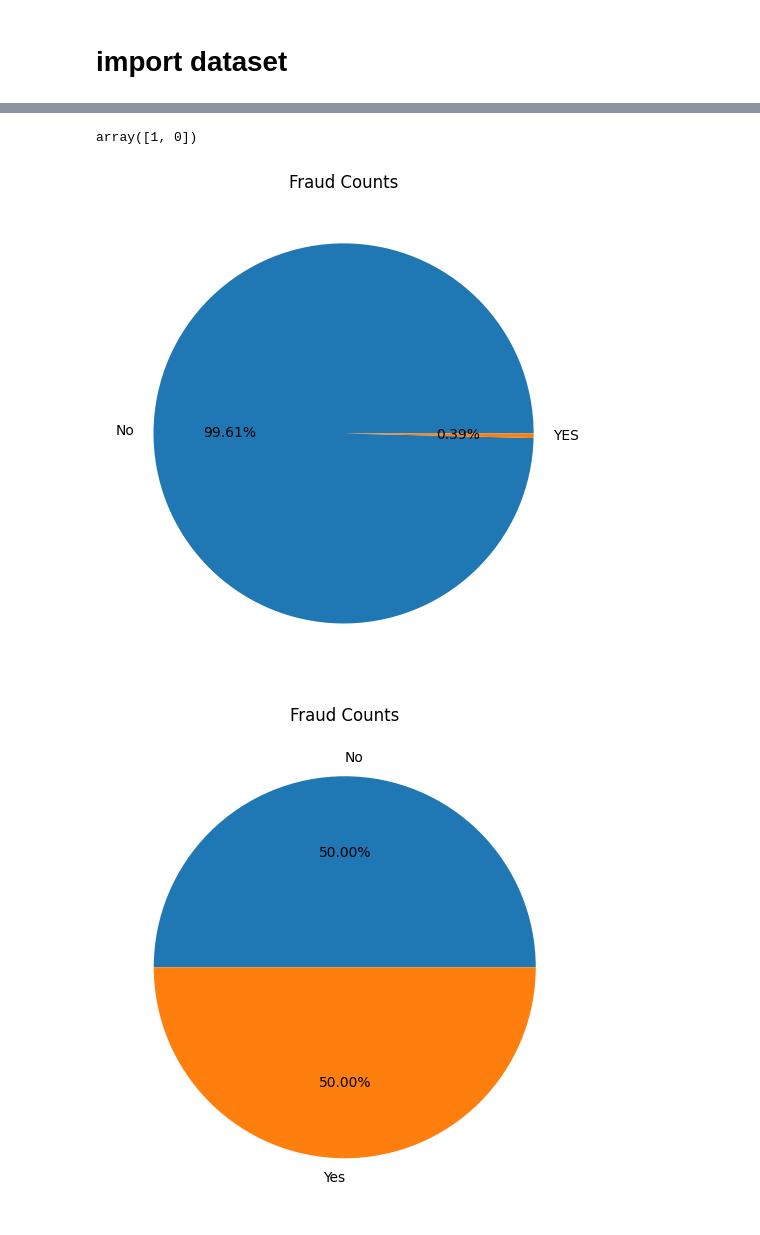
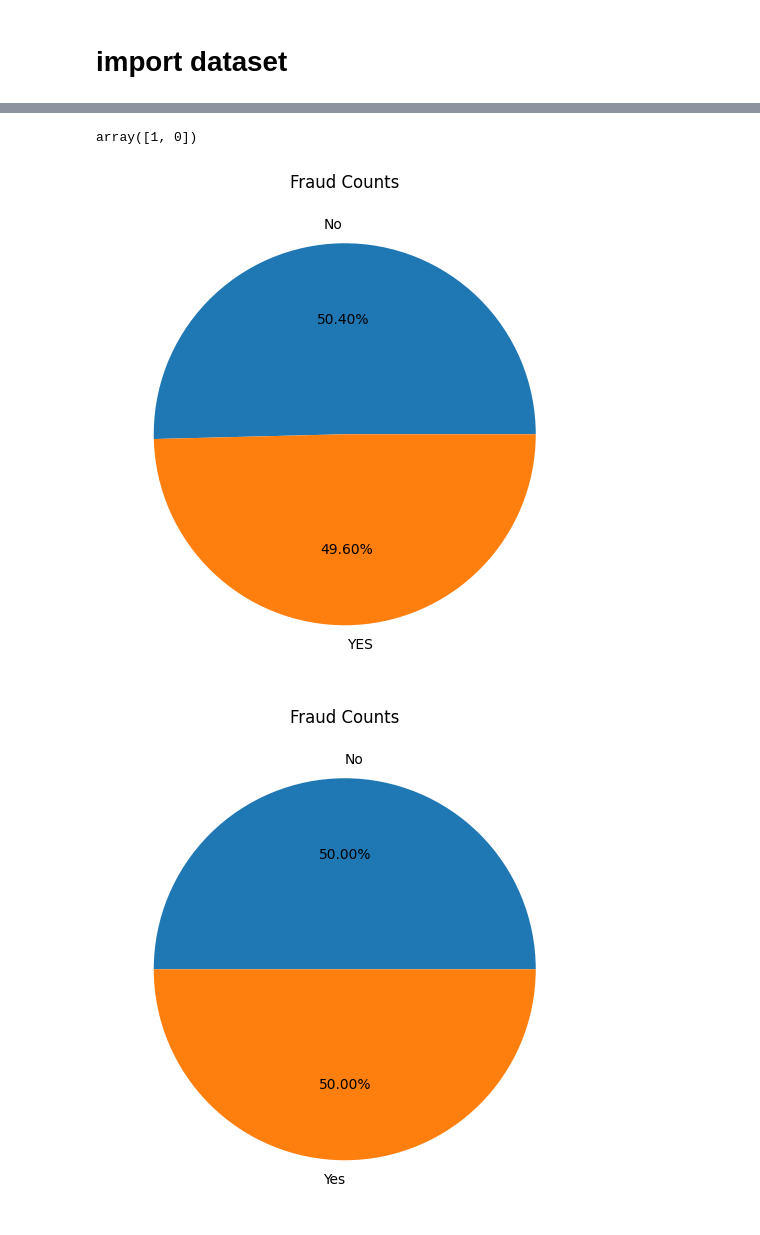
Before and after one commit to joshIsac/DeepLearningLab, a Jupyter notebook: 2348523_Multilayer_perceptron_lab2.ipynb, the cells around one changed output, grey strips where cells are left out. Cells and saved outputs as stored; diff of their text form; code cells hidden in the pictures.

```diff
--- a/2348523_Multilayer_perceptron_lab2.ipynb
+++ b/2348523_Multilayer_perceptron_lab2.ipynb
@@ -12,7 +8,6 @@ Drive already mounted at /content/drive; to attempt to forcibly remount, call dr
 # %% [markdown]
 # import dataset
 # %%
-cred_data1=pd.read_csv("/content/drive/MyDrive/Colab Notebooks/fraudTest.csv")
-
-cred_data1
+cred_data1=pd.read_csv("/content/drive/MyDrive/credit_card_fraud.csv")
+cred_data1.head()
 # %% [output]
@@ -31,0 +40,3 @@ cred_data1
+# %%
+cred_data1['User Account Information'].fillna('unknown', inplace=True)
+cred_data1.isnull().sum()
@@ -32,5 +61,5 @@ cred_data1
 # %%
 #take only certain samples
-df=cred_data1.sample(50000)
+df=cred_data1.sample(250)
 df
 # %% [output]
@@ -112,19 +177,19 @@ le = LabelEncoder()
 for column in df.columns:
     if df[column].dtype == 'object':
         df[column] = le.fit_transform(df[column])
-# %%
-df['is_fraud'].unique()
-# %% [output]
-array([1, 0])
+# %%
+df['Fraud Flag or Label'].unique()
+# %% [output]
+array([1, 0])
 # %%
-fraud = df["is_fraud"].value_counts()
+fraud = df["Fraud Flag or Label"].value_counts()
 plt.figure(figsize=(10, 6))
 plt.subplot(1, 2, 1)
 plt.pie(fraud, labels=["No", "YES"], autopct="%.2f%%")
 plt.title("Fraud Counts")
 plt.tight_layout()
 plt.show()
 # %% [output]
-[figure, old version]
+[figure, new version]
 # %%
 from sklearn.utils import resample
```
Also changed, not shown: parts of 25 cells of this notebook.
